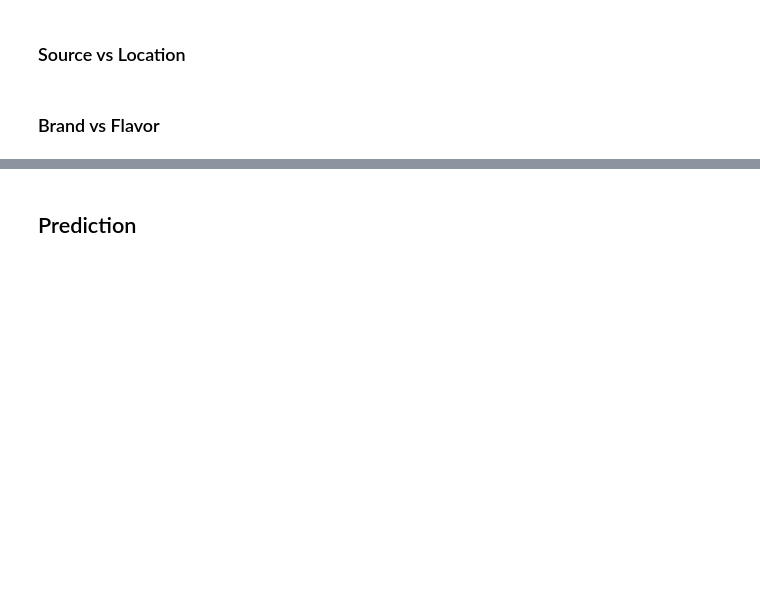
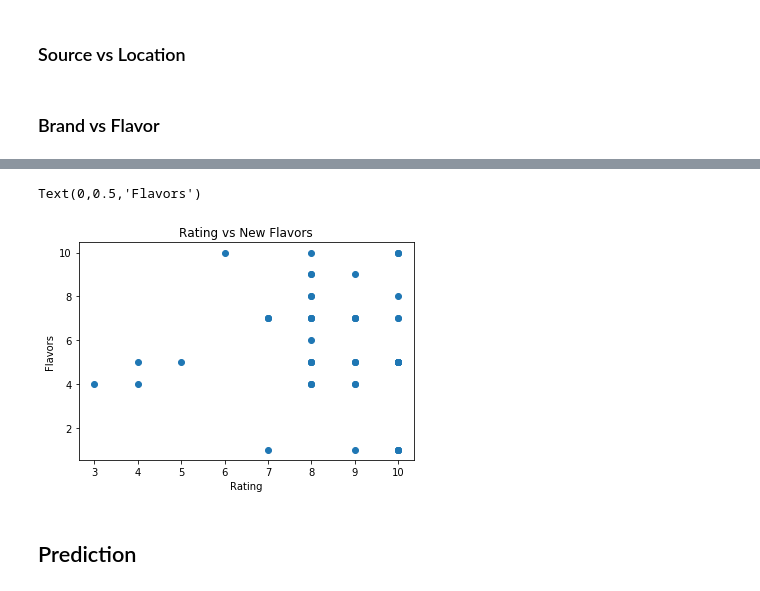
Before and after one commit to PSIB0T/Ice-cream-mining, a Jupyter notebook: IceCream.ipynb, the cells around one changed output, grey strips where cells are left out. Saved outputs shown, nothing was run; the diff lists cells and outputs as text; code cells hidden in the pictures; blank space fills up the shorter version.

```diff
--- a/IceCream.ipynb
+++ b/IceCream.ipynb
@@ -148,2 +179,12 @@ dtype: int64
+# %%
+x=df.Rating.values
+y=df.New_flavors.values
+plt.scatter(x,y)
+plt.title("Rating vs New Flavors")
+plt.xlabel("Rating")
+plt.ylabel("Flavors")
+# %% [output]
+Text(0,0.5,'Flavors')
+[figure, added]
 # %% [markdown]
 ## Prediction
```
Also changed, not shown: parts of 5 cells of this notebook.
